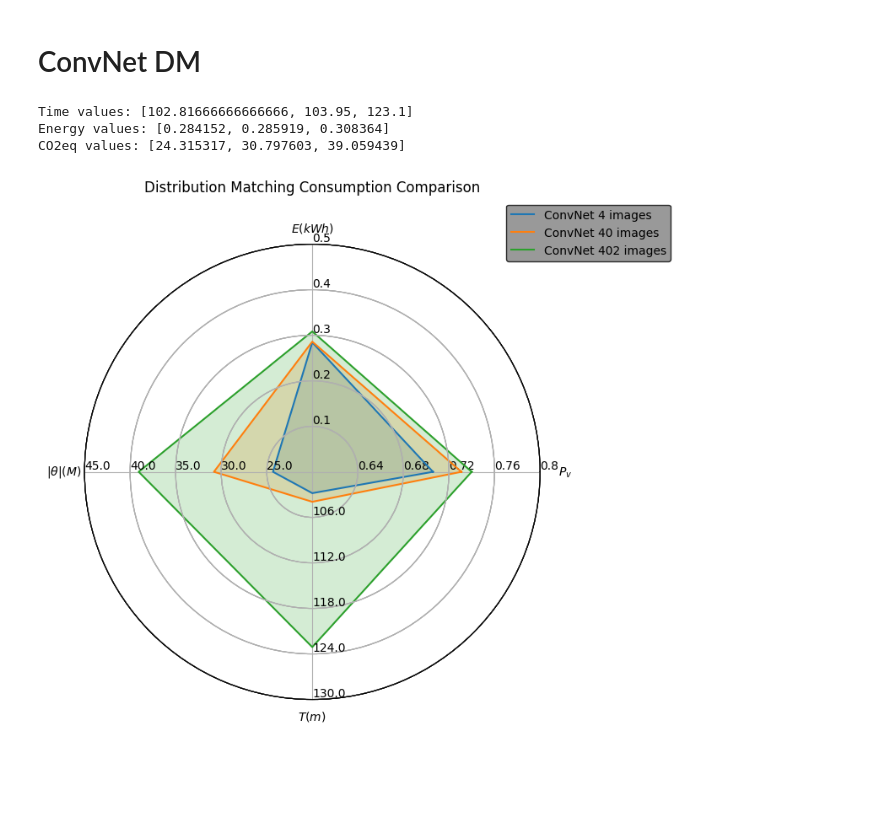
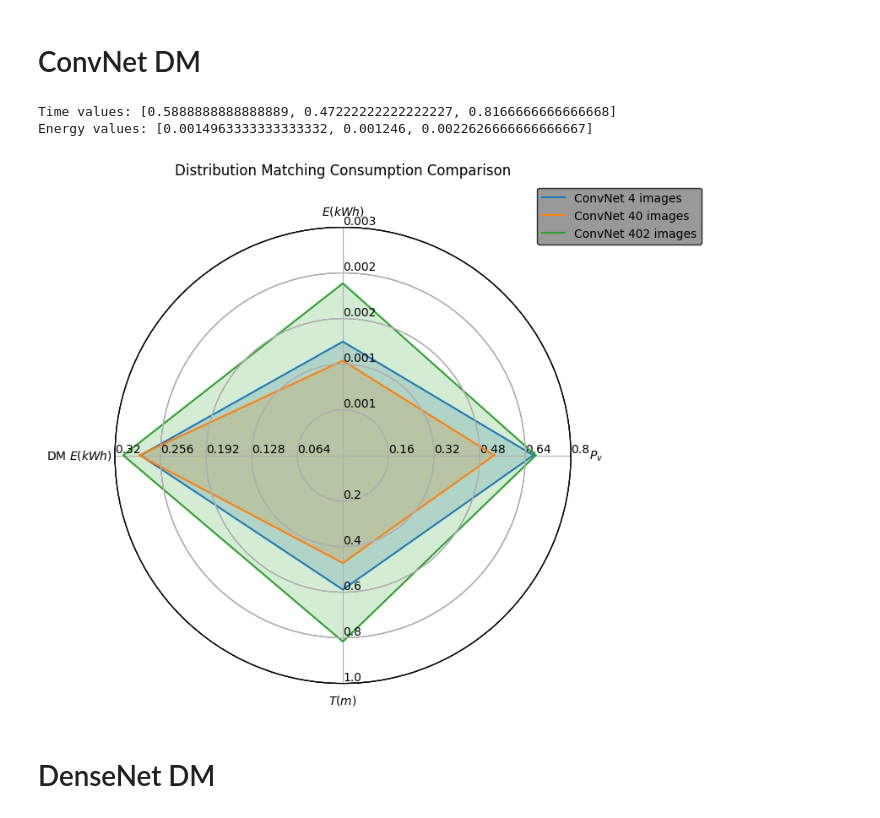
Before and after one commit to Thire399/DC-MasterThesis-2023, a Jupyter notebook: CarbonTrackerPlot.ipynb, the cells around one changed output. Cells and saved outputs as stored; diff of their text form; code cells hidden in the pictures; blank space fills up the shorter version.

```diff
--- a/CarbonTrackerPlot.ipynb
+++ b/CarbonTrackerPlot.ipynb
@@ -88,7 +94,7 @@ class ComplexRadar():
         for i, ax in enumerate(axes):
             grid = np.linspace(*ranges[i],
                                num=n_ordinate_levels)
-            gridlabel = ["{}".format(round(x,2))
+            gridlabel = ["{}".format(round(x,3))
                          for x in grid]
             if ranges[i][0] > ranges[i][1]:
                 grid = grid[::-1] # hack to invert grid
@@ -137,19 +143,19 @@ def process_log_files(log_files):
                         elif label == 'Energy:':
                             energy = float(value.rstrip(' kWh'))
                             energy_values.append(energy)
-                        elif label == 'CO2eq:':
-                            co2eq = float(value.rstrip(' g'))
-                            co2eq_values.append(co2eq)
+                        #elif label == 'CO2eq:':
+                        #    co2eq = float(value.rstrip(' g'))
+                        #    co2eq_values.append(co2eq)
                 elif 'CarbonTracker: Finished monitoring.' in line:
                     break
-    return time_values, energy_values, co2eq_values
+    return time_values, energy_values
 # %%
-def plot_radar(labels, acc_values_1, time_values, energy_values, co2eq_values, somelabel = 'pølse'):
-    variables = (r'     $P_v$', r'$E(kWh)$', r'$|\theta|(M)$   ', r'$T(m)$')
+def plot_radar(labels, acc_values, time_values, energy_values, total_energy, somelabel = 'RadarConv'):
+    variables = (r'     $P_v$', r'$E(kWh)$', r'DM $E(kWh)$           ', r'$T(m)$')
     fig1 = plt.figure(figsize=(6, 6))
-    radar = ComplexRadar(fig1, variables, [(0.6, 0.8), (0, 0.5), (20,45), (100, 130)])
+    radar = ComplexRadar(fig1, variables, [(0, 0.8), (0, 0.003), (0,0.32), (0, 1)])
     for i in range(len(time_values)):
-        data = (acc_values_1[i], energy_values[i], co2eq_values[i], time_values[i])
+        data = (acc_values[i], energy_values[i], total_energy[i], time_values[i])
         radar.plot(data, label=labels[i])
         radar.fill(data, alpha=0.2)
 
@@ -174,22 +214,19 @@ def Average(lst):
 # %%
-log_files_DM = [f'{path}CARBON_T_DM_LR1_k20000_4ConvNet2_14556_2023-05-19T005308Z_carbontracker_output{end}'
-                  ,f'{path}CARBON_T_DM_LR1_k20000_40ConvNet2_18504_2023-05-18T225134Z_carbontracker_output{end}'
-                  ,f'{path}CARBON_T_DM_LR1_k20000_402ConvNet2_10000_2023-05-18T204032Z_carbontracker_output{end}'
-                  ]
 
-time_values1, energy_values1, co2eq_values1 = process_log_files(log_files_DM)
+acc_values_conv= [0.669, 0.531, 0.677]
+# dm energy for generating
+DM_energy = [0.284152, 0.285919, 0.308364]
 
-acc_values_1= [0.706, 0.731, 0.74]
 
 # Print the extracted values
-print("Time values:", time_values1)
-print("Energy values:", energy_values1)
-print("CO2eq values:", co2eq_values1)
+print("Time values:", time_conv)
+print("Energy values:", energy_conv)
 
 labels = ['ConvNet 4 images', 'ConvNet 40 images', 'ConvNet 402 images']
-plot_radar(labels, acc_values_1, time_values1, energy_values1, co2eq_values1) #somelabel = something
+plot_radar(labels, acc_values_conv, time_conv, energy_conv, DM_energy) #somelabel = something
 # %% [output]
-Time values: [102.81666666666666, 103.95, 123.1]
-Energy values: [0.284152, 0.285919, 0.308364]
-CO2eq values: [24.315317, 30.797603, 39.059439]
+Time values: [0.5888888888888889, 0.47222222222222227, 0.8166666666666668]
+Energy values: [0.0014963333333333332, 0.001246, 0.0022626666666666667]
-[figure, old version]
+[figure, new version]
+# %% [markdown]
+# DenseNet DM
```
Also changed, not shown: parts of 24 cells of this notebook.
